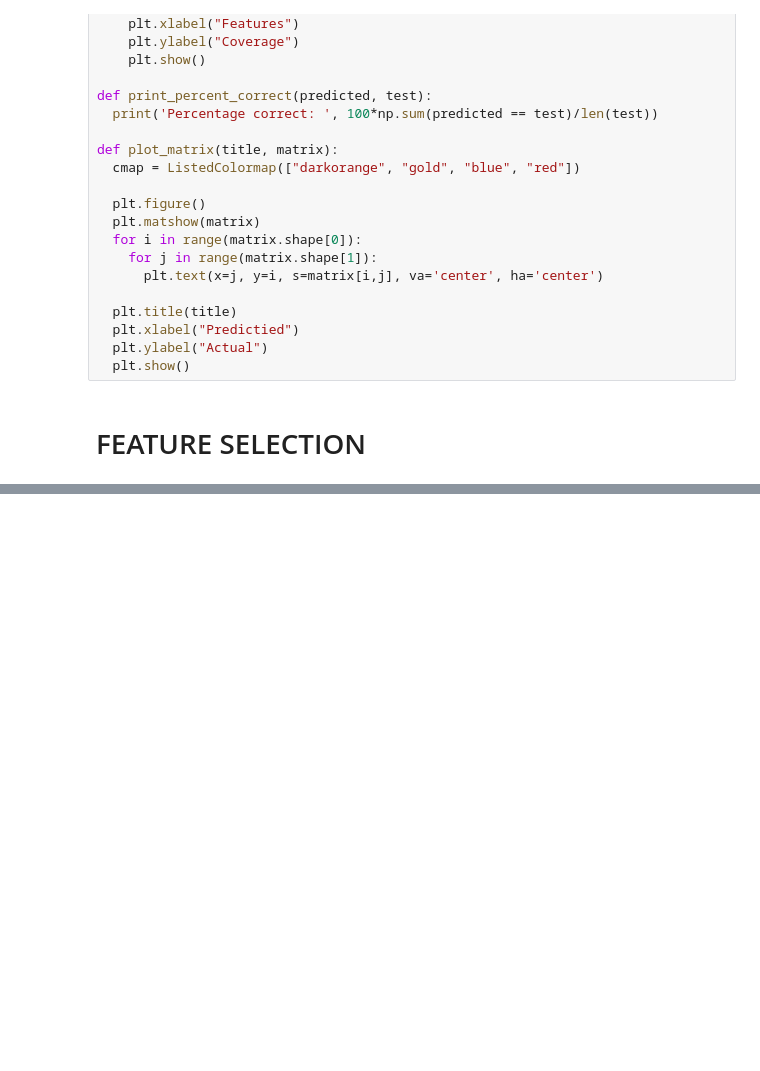
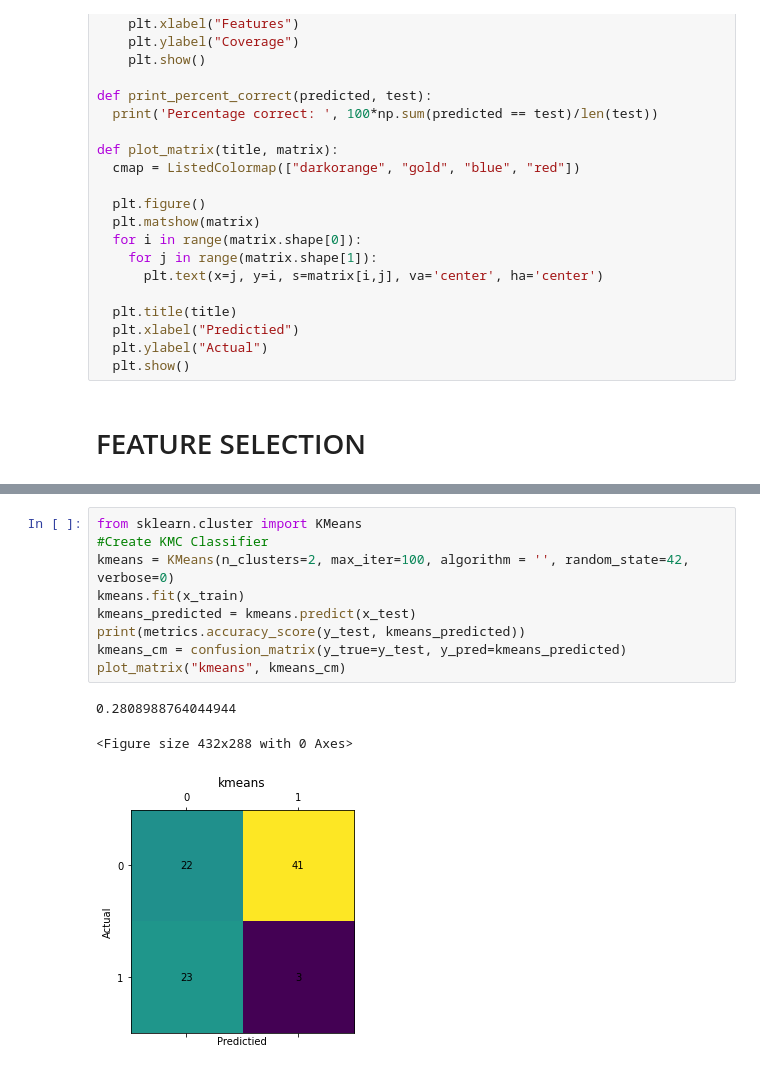
Before and after one commit to freshfish70/machine_learning, a Jupyter notebook: Diabetes.ipynb, the cells around one changed output, grey strips where cells are left out. Saved outputs shown, nothing was run; the diff lists cells and outputs as text; blank space fills up the shorter version.

```diff
--- a/Diabetes.ipynb
+++ b/Diabetes.ipynb
@@ -349,3 +357,16 @@ plot_matrix("Logistic regression", cm)
 accuracy:  0.8202247191011236
 <Figure size 432x288 with 0 Axes>
 [figure]
+# %%
+from sklearn.cluster import KMeans
+#Create KMC Classifier
+kmeans = KMeans(n_clusters=2, max_iter=100, algorithm = '', random_state=42, verbose=0)
+kmeans.fit(x_train)
+kmeans_predicted = kmeans.predict(x_test)
+print(metrics.accuracy_score(y_test, kmeans_predicted))
+kmeans_cm = confusion_matrix(y_true=y_test, y_pred=kmeans_predicted)
+plot_matrix("kmeans", kmeans_cm)
+# %% [output]
+0.2808988764044944
+<Figure size 432x288 with 0 Axes>
+[figure, added]
```
Also changed, not shown: parts of 5 cells of this notebook.
